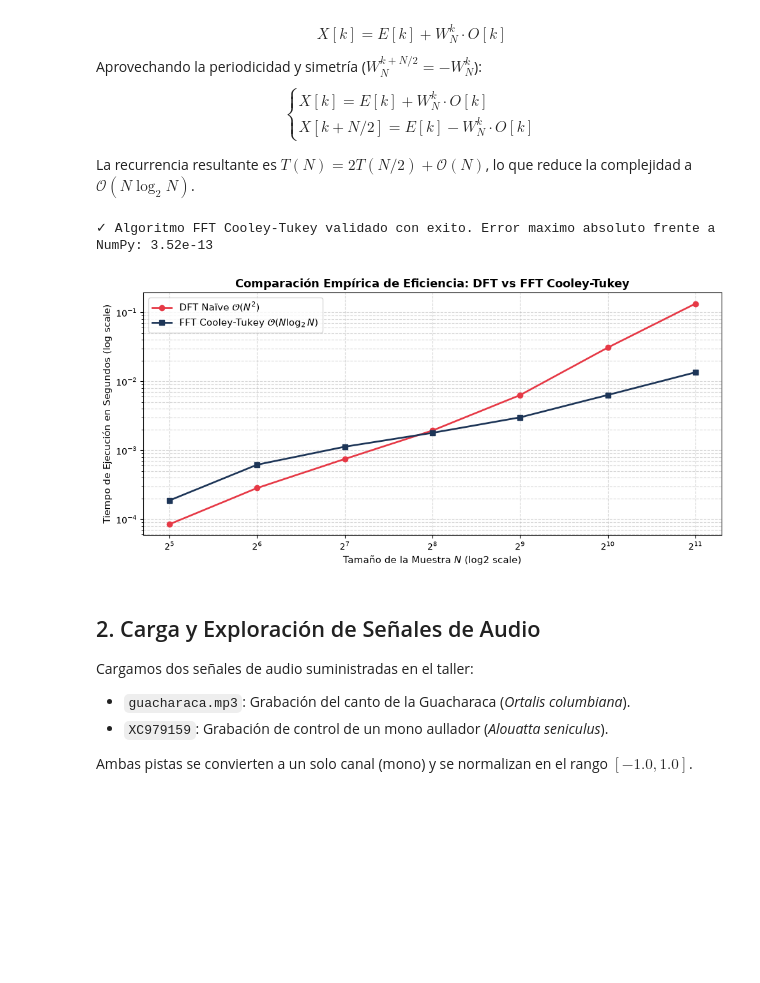
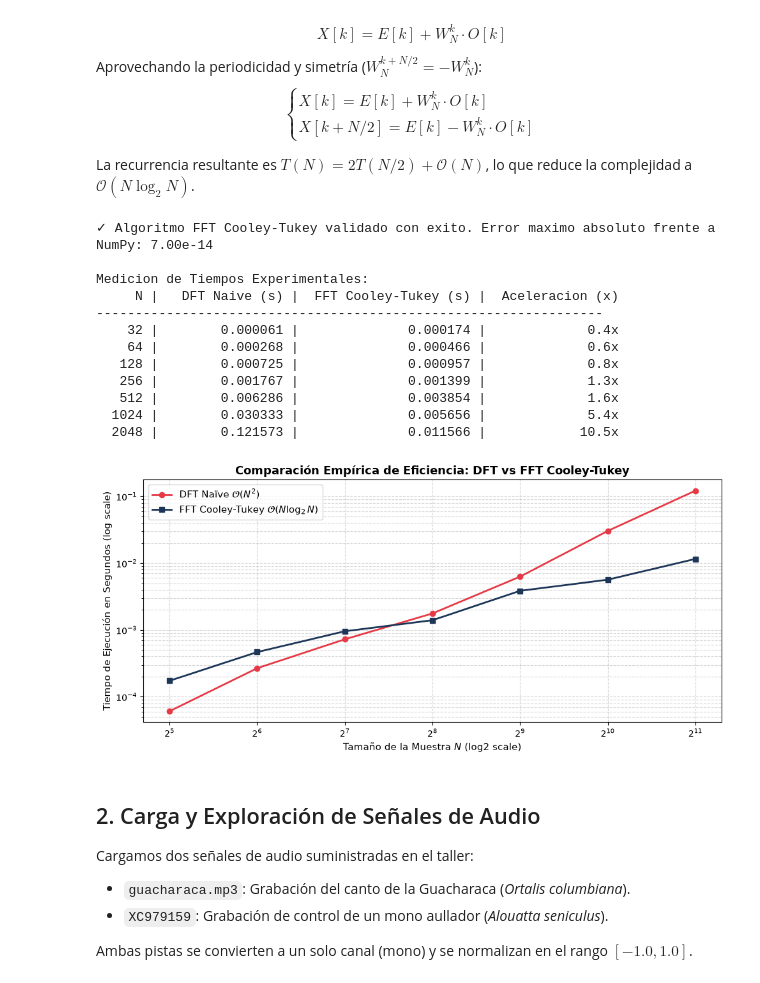
Before and after one commit to Jtoro109/Talleres-Cuantica-Andes, a Jupyter notebook: Fourier&Shazam/Fourier&Shazam.ipynb, the cells around one changed output. Saved outputs shown, nothing was run; the diff lists cells and outputs as text; code cells hidden in the pictures; blank space fills up the shorter version.

```diff
--- a/Fourier&Shazam/Fourier&Shazam.ipynb
+++ b/Fourier&Shazam/Fourier&Shazam.ipynb
@@ -45,9 +45,7 @@ import matplotlib.pyplot as plt
 import time
 import os
 
-# 1. Implementacion manual de la DFT Naive
 def dft_naive(x):
-    """Calculo directo de la DFT O(N^2)."""
     x = np.asarray(x, dtype=complex)
     N = x.shape[0]
     n = np.arange(N)
@@ -55,9 +53,7 @@ def dft_naive(x):
     M = np.exp(-2j * np.pi * k * n / N)
     return np.dot(M, x)
 
-# 2. Implementacion manual de la FFT Cooley-Tukey
 def fft_cooley_tukey(x):
-    """Implementacion divide y venceras del algoritmo FFT O(N log N)."""
     x = np.asarray(x, dtype=complex)
     N = x.shape[0]
     if N <= 1:
@@ -72,39 +68,59 @@ def fft_cooley_tukey(x):
         even + factor[N // 2:] * odd
     ])
 
-# Benchmark experimental de tiempos de ejecucion entre DFT manual y FFT Cooley-Tukey manual
+# Validacion
+x_val = np.random.randn(512)
+err_val = np.max(np.abs(fft_cooley_tukey(x_val) - np.fft.fft(x_val)))
+print(f"✓ Algoritmo FFT Cooley-Tukey validado con exito. Error maximo absoluto frente a NumPy: {err_val:.2e}")
+
+# Benchmark
 sample_sizes = [32, 64, 128, 256, 512, 1024, 2048]
 times_dft = []
 times_fft = []
 
 for N in sample_sizes:
     x_test = np.random.randn(N)
 
-    # Tiempo DFT
     t0 = time.perf_counter()
     dft_naive(x_test)
     times_dft.append(time.perf_counter() - t0)
 
-    # Tiempo FFT
     t0 = time.perf_counter()
     fft_cooley_tukey(x_test)
     times_fft.append(time.perf_counter() - t0)
+
+print("\nMedicion de Tiempos Experimentales:")
+print(f"{'N':>6} | {'DFT Naive (s)':>15} | {'FFT Cooley-Tukey (s)':>21} | {'Aceleracion (x)':>16}")
+print("-" * 65)
+for N, td, tf in zip(sample_sizes, times_dft, times_fft):
+    sp = td / tf if tf > 0 else 0
+    print(f"{N:>6d} | {td:>15.6f} | {tf:>21.6f} | {sp:>15.1f}x")
 
 plt.figure(figsize=(10, 4.8), dpi=100)
 plt.plot(sample_sizes, times_dft, 'o-', color='#e63946', linewidth=2, label=r'DFT Naïve $\mathcal{O}(N^2)$')
 plt.plot(sample_sizes, times_fft, 's-', color='#1d3557', linewidth=2, label=r'FFT Cooley-Tukey $\mathcal{O}(N \log_2 N)$')
 plt.yscale('log')
 plt.xscale('log', base=2)
 plt.xlabel('Tamaño de la Muestra $N$ (log2 scale)', fontsize=11)
 plt.ylabel('Tiempo de Ejecución en Segundos (log scale)', fontsize=11)
 plt.title('Comparación Empírica de Eficiencia: DFT vs FFT Cooley-Tukey', fontsize=13, fontweight='bold')
 plt.grid(True, which="both", ls="--", alpha=0.5)
 plt.legend(fontsize=11)
 plt.tight_layout()
-plt.show()
 # %% [output]
-✓ Algoritmo FFT Cooley-Tukey validado con exito. Error maximo absoluto frente a NumPy: 3.52e-13
+✓ Algoritmo FFT Cooley-Tukey validado con exito. Error maximo absoluto frente a NumPy: 7.00e-14
+
+Medicion de Tiempos Experimentales:
+     N |   DFT Naive (s) |  FFT Cooley-Tukey (s) |  Aceleracion (x)
+-----------------------------------------------------------------
+    32 |        0.000061 |              0.000174 |             0.4x
+    64 |        0.000268 |              0.000466 |             0.6x
+   128 |        0.000725 |              0.000957 |             0.8x
+   256 |        0.001767 |              0.001399 |             1.3x
+   512 |        0.006286 |              0.003854 |             1.6x
+  1024 |        0.030333 |              0.005656 |             5.4x
+  2048 |        0.121573 |              0.011566 |            10.5x
-[figure, old version]
+[figure, new version]
 # %% [markdown]
 ## 2. Carga y Exploración de Señales de Audio
 
```
Also changed, not shown: parts of 7 cells of this notebook, 2 other files.
